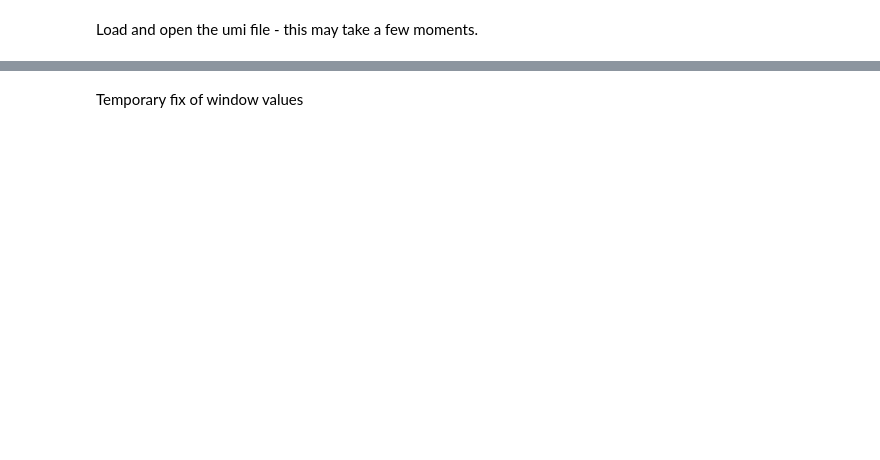
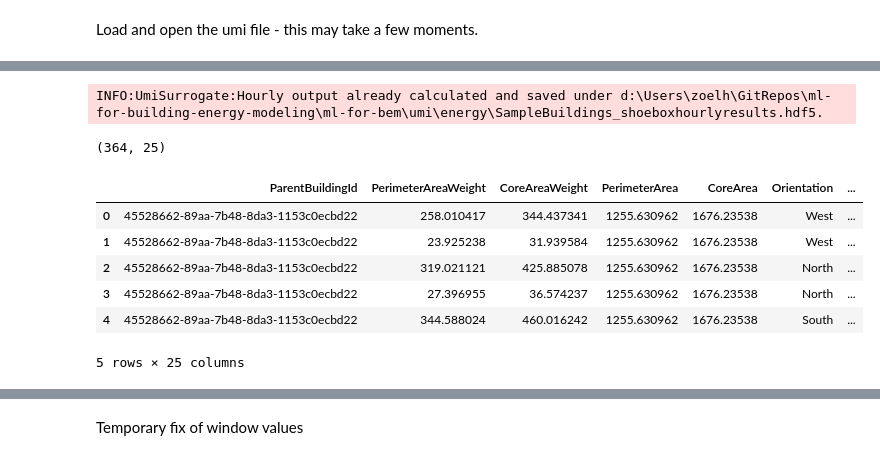
Before and after one commit to szvsw/ml-for-building-energy-modeling, a Jupyter notebook: ml-for-bem/umi_surrrogate.ipynb, the cells around one changed output, grey strips where cells are left out. Drawn from its saved outputs; the diff is of its cells as text; code cells hidden in the pictures; blank space fills up the shorter version.

```diff
--- a/ml-for-bem/umi_surrrogate.ipynb
+++ b/ml-for-bem/umi_surrrogate.ipynb
@@ -32,11 +29,11 @@ Error:
 # print(surrogate.eui_core_heating_max)
 # print(surrogate.eui_core_cooling_max)
 # %%
-# umi_path = "D:/Users/zoelh/GitRepos/ml-for-building-energy-modeling/umi/Sample/SampleBuildings.umi"
-# energy_results_path = "C:/Users/zoele/Git_Repos/ml-for-building-energy-modeling/umi/SampleBuildings/eplus"
+umi_path = "D:/Users/zoelh/GitRepos/ml-for-building-energy-modeling/umi/Sample/SampleBuildings.umi"
+energy_results_path = "C:/Users/zoele/Git_Repos/ml-for-building-energy-modeling/umi/SampleBuildings/eplus"
 
-umi_path = "C:/Users/zoele/Dropbox (MIT)/Thesis Work/Florianopolis/Florianopolis_reference2004energy.umi"
-energy_results_path = "C:/Users/zoele/Dropbox (MIT)/Thesis Work/Florianopolis/energy/Florianopolis_reference2004/eplus"
+# umi_path = "C:/Users/zoele/Dropbox (MIT)/Thesis Work/Florianopolis/Florianopolis_reference2004energy.umi"
+# energy_results_path = "C:/Users/zoele/Dropbox (MIT)/Thesis Work/Florianopolis/energy/Florianopolis_reference2004/eplus"
 
 schema = Schema()
 # %% [markdown]
@@ -52,11 +66,21 @@ umi = UmiSurrogate.open(
 # pandas_df = pd.read_csv("C:/Users/zoele/Dropbox (MIT)/Thesis Work/Florianopolis/energy/Florianopolis_reference2004/eplus/Group0/SAMPLE0/40/SAMPLE0.csv")
 # pandas_df.columns = pandas_df.columns.str.strip()
 # %%
-# new_p = "D:/Users/zoelh/GitRepos/ml-for-building-energy-modeling/umi/Sample/SampleBuildings/eplus"
+new_p = "D:/Users/zoelh/GitRepos/ml-for-building-energy-modeling/umi/Sample/SampleBuildings/eplus"
 # new_p = "C:/Users/zoele/Git_Repos/ml-for-building-energy-modeling/umi/SampleBuildings/eplus"
-# umi.set_energy_path(new_p)
+umi.set_energy_path(new_p)
 umi.fetch_raw_shoebox_results(override=False)
 print(umi.shoeboxdf.shape)
 umi.shoeboxdf.head()
+# %% [output]
+INFO:UmiSurrogate:Hourly output already calculated and saved under d:\Users\zoelh\GitRepos\ml-for-building-energy-modeling\ml-for-bem\umi\energy\SampleBuildings_shoeboxhourlyresults.hdf5.
+(364, 25)
+|  | ParentBuildingId | PerimeterAreaWeight | CoreAreaWeight | PerimeterArea | CoreArea | Orientation | ... |
+| 0 | 45528662-89aa-7b48-8da3-1153c0ecbd22 | 258.010417 | 344.437341 | 1255.630962 | 1676.23538 | West | ... |
+| 1 | 45528662-89aa-7b48-8da3-1153c0ecbd22 | 23.925238 | 31.939584 | 1255.630962 | 1676.23538 | West | ... |
+| 2 | 45528662-89aa-7b48-8da3-1153c0ecbd22 | 319.021121 | 425.885078 | 1255.630962 | 1676.23538 | North | ... |
+| 3 | 45528662-89aa-7b48-8da3-1153c0ecbd22 | 27.396955 | 36.574237 | 1255.630962 | 1676.23538 | North | ... |
+| 4 | 45528662-89aa-7b48-8da3-1153c0ecbd22 | 344.588024 | 460.016242 | 1255.630962 | 1676.23538 | South | ... |
+5 rows × 25 columns
 # %%
 umi.shoeboxdf.columns
```
Also changed, not shown: parts of 6 cells of this notebook, 7 other files.
